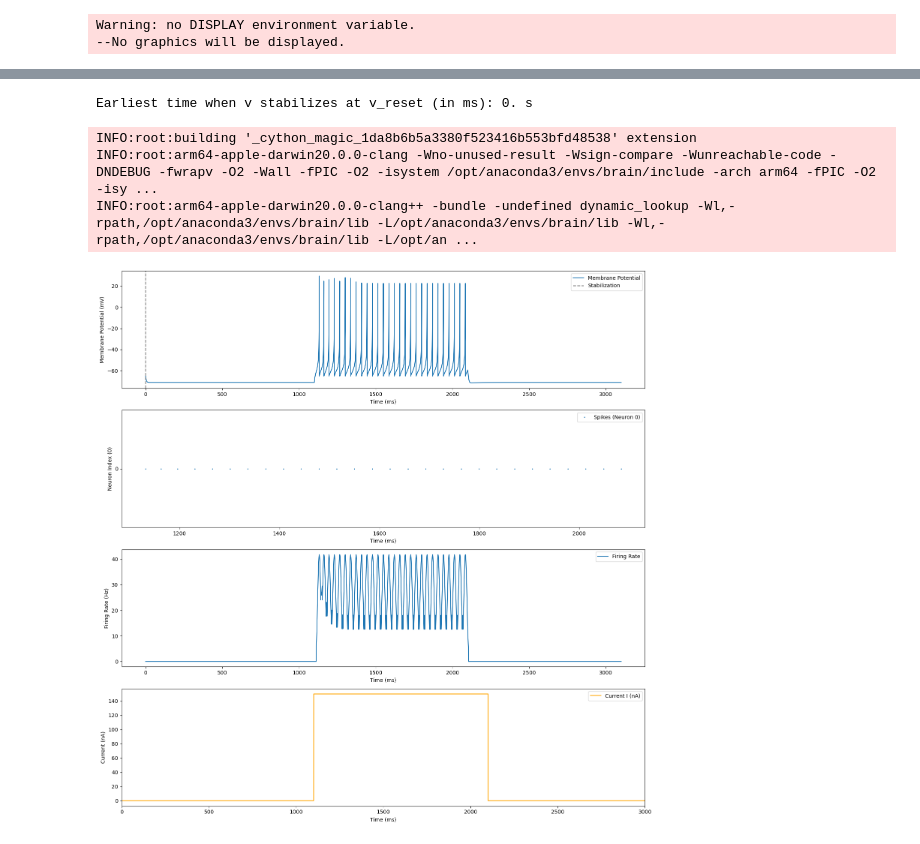
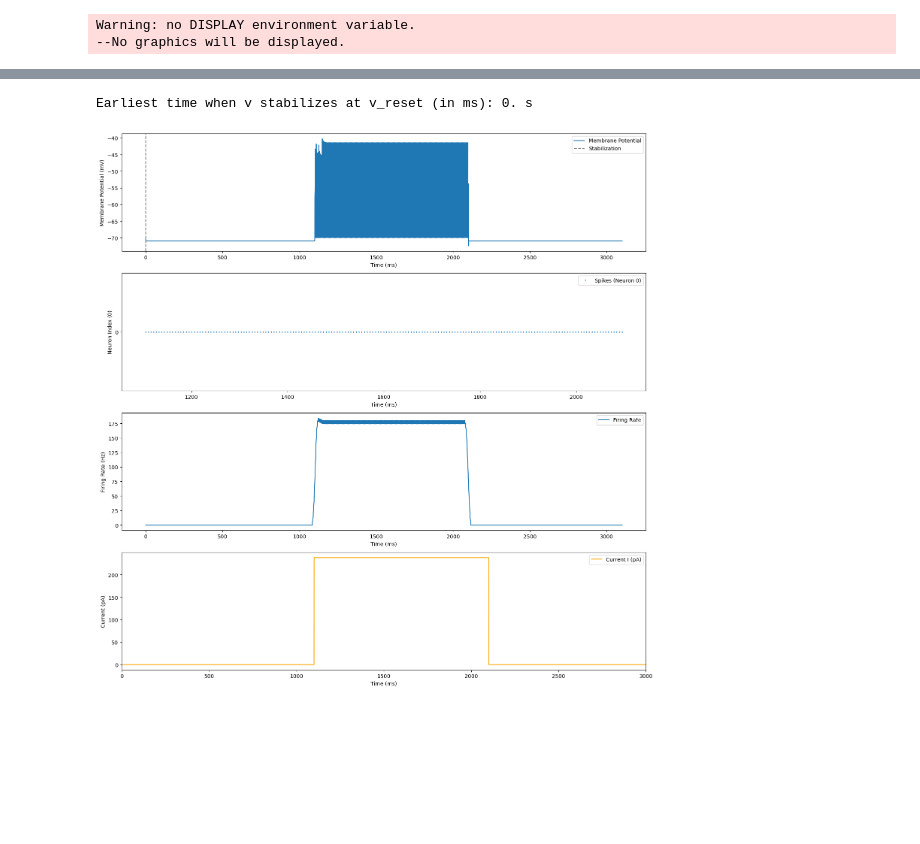
Before and after one commit to techzzt/Basal-ganglia-neuron-models, a Jupyter notebook: BG_insilico_SPN_simulation (발표용).ipynb, the cells around one changed output, grey strips where cells are left out. Saved outputs shown, nothing was run; the diff lists cells and outputs as text; code cells hidden in the pictures; blank space fills up the shorter version.

```diff
--- a/BG_insilico_SPN_simulation (발표용).ipynb
+++ b/BG_insilico_SPN_simulation (발표용).ipynb
@@ -175,8 +306,8 @@ INFO:root:arm64-apple-darwin20.0.0-clang++ -bundle -undefined dynamic_lookup -Wl
 # %%
-### Set 2
+### Set 3: The onset of motor learning impairments in Parkinson’s disease: a computational investigation
 
 eqs = '''
-dv/dt = (K*1*pF/ms/mV*(v-VR)*(v-vt)-u*pF+I)/C: volt
+dv/dt = (K*1*pF/ms/mV*(v-VR)*(v-vth)-u*pF+I)/C: volt
 du/dt = a*(b*(v-VR)-u) : volt/second
 VR = vr*(1+KAPA*Dop1) : volt
 K = k*(1-ALPHA*Dop2) : 1
@@ -186,7 +317,7 @@ c       : volt
 d       : volt/second
 k       : 1
 vr      : volt
-vt      : volt
+vth      : volt
 vpeak   : volt
 I : amp
 Dop1      : 1
@@ -194,20 +325,20 @@ Dop2      : 1
 '''
 
 dSPN = NeuronGroup(N, model = eqs,
-                    threshold='v > vpeak',
-                    reset='v = c; u += d',
+                    threshold='v > vth',
+                    reset='v = vr; u += d',
                     method='euler')
 
-dSPN.v = -65 * mV
+C = 2 * pF
+dSPN.v = -70 * mV
 dSPN.u = 0 * mV / ms
-dSPN.a = 0.02 / ms
-dSPN.b = 0.2 / ms
-dSPN.c = -65 * mV
-dSPN.d = 8 * mV / ms
+dSPN.a = 0.1 / ms
+dSPN.b = 0.02 / ms
+dSPN.d = 0 * mV / ms
 dSPN.k = 1
 dSPN.vr = -70 * mV
-dSPN.vt = -50 * mV
-dSPN.vpeak = 30 * mV
+dSPN.vth = -40 * mV
+dSPN.vpeak = 25 * mV
 dSPN.I = 0 * pA
 dSPN.Dop1 = 0.5
 dSPN.Dop2 = 0.5
@@ -219,13 +350,13 @@ time_after_decrease = 1000 * ms
 
 dv_monitor = StateMonitor(dSPN, variables='v', record=True)
 spike_monitor = SpikeMonitor(dSPN)
-rate_monitor = PopulationRateMonitor(dSPN)  # 10ms의 bin 크기
+rate_monitor = PopulationRateMonitor(dSPN)
 
 net = Network(dSPN, dv_monitor, spike_monitor, rate_monitor)
 net.run(simulation_time)
 
 # Find the Stabilization time point
-v_reset = -65 * mV
+v_reset = -70 * mV
 membrane_potential = dv_monitor.v
 times = dv_monitor.t
 
@@ -251,7 +382,7 @@ if earliest_time_stabilized is not None:
     # Increase I
     wait_time_after_stabilization = 100 * ms
     net.run(wait_time_after_stabilization)
-    dSPN.I = 150 * pA # 100에서 spike 발생 x
+    dSPN.I = 238 * pA
     net.run(time_after_increase)
 
     # decrease I
@@ -274,40 +405,36 @@ plt.ylabel('Membrane Potential (mV)')
 plt.legend()
 
 plt.subplot(4, 1, 2)
 spikes_of_neuron_0 = spike_monitor.i[spike_monitor.i == 0]  # 첫 번째 뉴런의 스파이크 인덱스
 spike_times_of_neuron_0 = spike_monitor.t[spike_monitor.i == 0]  # 첫 번째 뉴런의 스파이크 발생 시간
 plt.plot(spike_times_of_neuron_0 / ms, spikes_of_neuron_0, '.', markersize=2, label='Spikes (Neuron 0)')
 plt.xlabel('Time (ms)')
 plt.ylabel('Neuron Index (0)')
 plt.yticks([0])  # y축에 0만 표시
 plt.legend()
 
 plt.subplot(4, 1, 3)
 plt.plot(rate_monitor.t / ms, rate_monitor.smooth_rate(width=10*ms) / Hz, label='Firing Rate')
 plt.xlabel('Time (ms)')
 plt.ylabel('Firing Rate (Hz)')
 plt.legend()
 
 # Input Current Plot
 plt.subplot(4, 1, 4)
-initial_time = np.arange(0, 1000, 1)  # From 0 to 1000 ms
-initial_current = np.zeros_like(initial_time)  # All values are 0 for the first 1000 ms
-# Concatenate initial current with the current monitor values
+initial_time = np.arange(0, 1000, 1)
+initial_current = np.zeros_like(initial_time)
 total_time = np.concatenate((initial_time, current_monitor.t / ms))
 total_current = np.concatenate((initial_current, current_monitor.I[0] / pA))
 
 # Plot the current
-plt.plot(total_time, total_current, label='Current I (nA)', color='orange')
+plt.plot(total_time, total_current, label='Current I (pA)', color='orange')
 plt.xlabel('Time (ms)')
-plt.ylabel('Current (nA)')
-plt.xlim(0, (simulation_time + time_after_increase + time_after_decrease)/ms)  # Ensure x-axis starts at 0
+plt.ylabel('Current (pA)')
+plt.xlim(0, (simulation_time + time_after_increase + time_after_decrease)/ms)
 plt.legend()
 
 plt.tight_layout()
 plt.show()
 # %% [output]
 Earliest time when v stabilizes at v_reset (in ms): 0. s
-INFO:root:building '_cython_magic_1da8b6b5a3380f523416b553bfd48538' extension
-INFO:root:arm64-apple-darwin20.0.0-clang -Wno-unused-result -Wsign-compare -Wunreachable-code -DNDEBUG -fwrapv -O2 -Wall -fPIC -O2 -isystem /opt/anaconda3/envs/brain/include -arch arm64 -fPIC -O2 -isy ...
-INFO:root:arm64-apple-darwin20.0.0-clang++ -bundle -undefined dynamic_lookup -Wl,-rpath,/opt/anaconda3/envs/brain/lib -L/opt/anaconda3/envs/brain/lib -Wl,-rpath,/opt/anaconda3/envs/brain/lib -L/opt/an ...
-[figure, old version]
+[figure, new version]
```
Also changed, not shown: parts of 3 cells of this notebook.
